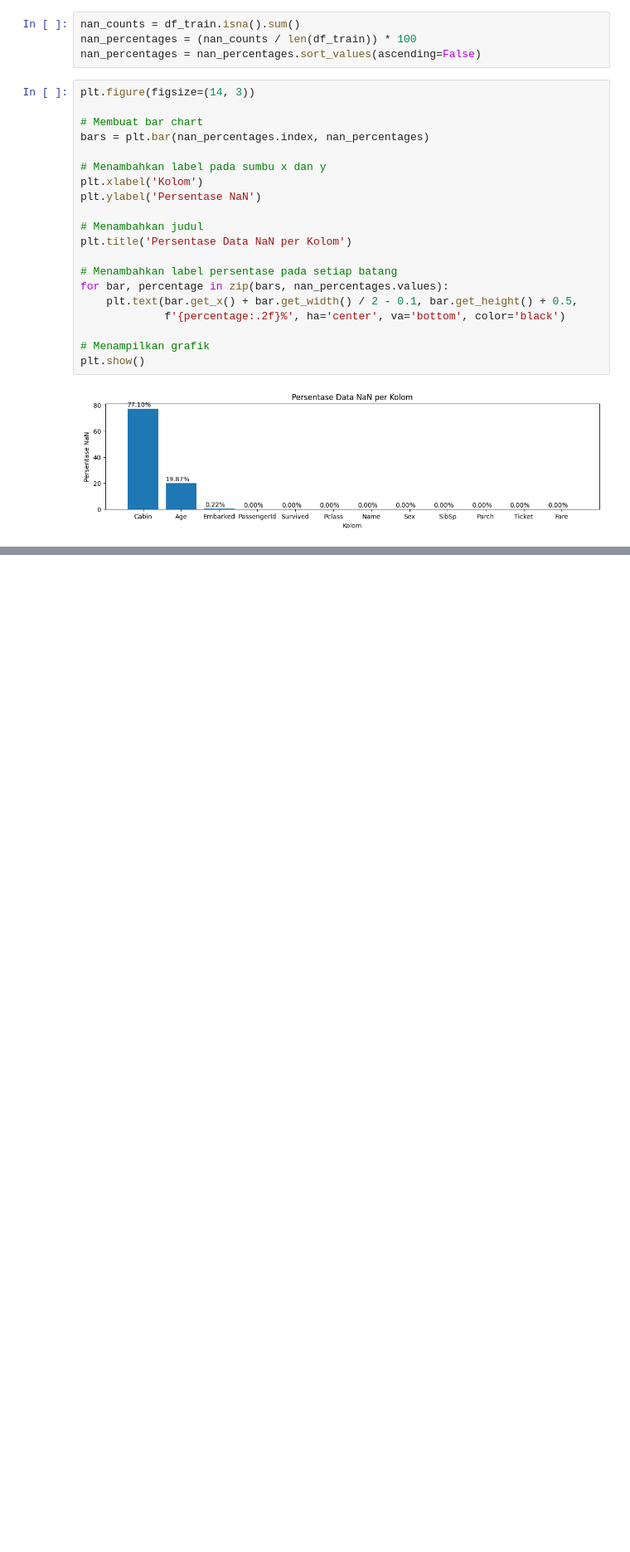
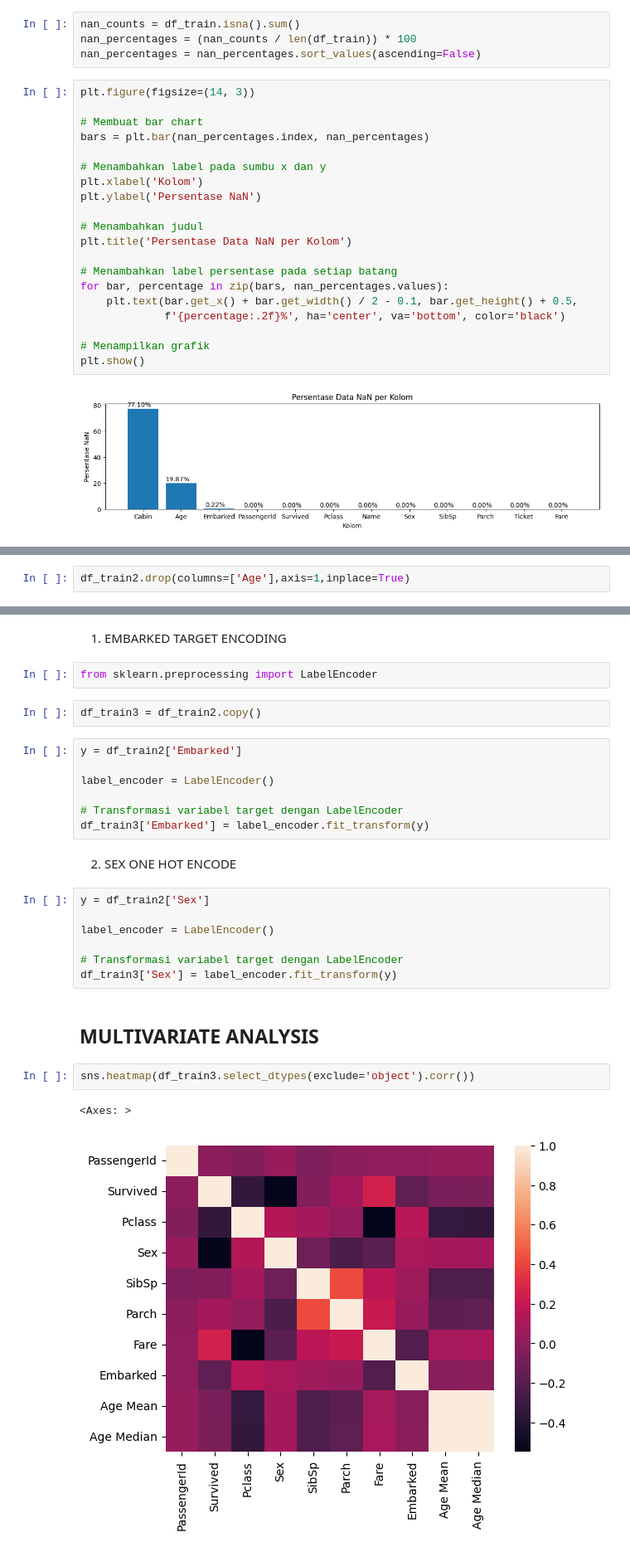
Before and after one commit to IvanSholana/Machine-Learning-Project, a Jupyter notebook: Titanic/TitanicChallange.ipynb, the cells around one changed output, grey strips where cells are left out. Shown at 83% size. Cells and saved outputs as stored; diff of their text form; blank space fills up the shorter version.

```diff
--- a/Titanic/TitanicChallange.ipynb
+++ b/Titanic/TitanicChallange.ipynb
@@ -72,0 +129,2 @@ plt.show()
+# %%
+df_train2.drop(columns=['Age'],axis=1,inplace=True)
@@ -72,0 +149,29 @@ plt.show()
+# %% [markdown]
+1. EMBARKED TARGET ENCODING
+# %%
+from sklearn.preprocessing import LabelEncoder
+# %%
+df_train3 = df_train2.copy()
+# %%
+y = df_train2['Embarked']
+
+label_encoder = LabelEncoder()
+
+# Transformasi variabel target dengan LabelEncoder
+df_train3['Embarked'] = label_encoder.fit_transform(y)
+# %% [markdown]
+2. SEX ONE HOT ENCODE
+# %%
+y = df_train2['Sex']
+
+label_encoder = LabelEncoder()
+
+# Transformasi variabel target dengan LabelEncoder
+df_train3['Sex'] = label_encoder.fit_transform(y)
+# %% [markdown]
+## MULTIVARIATE ANALYSIS
+# %%
+sns.heatmap(df_train3.select_dtypes(exclude='object').corr())
+# %% [output]
+<Axes: >
+[figure, added]
```
Also changed, not shown: parts of 22 cells of this notebook, 1 other file.
